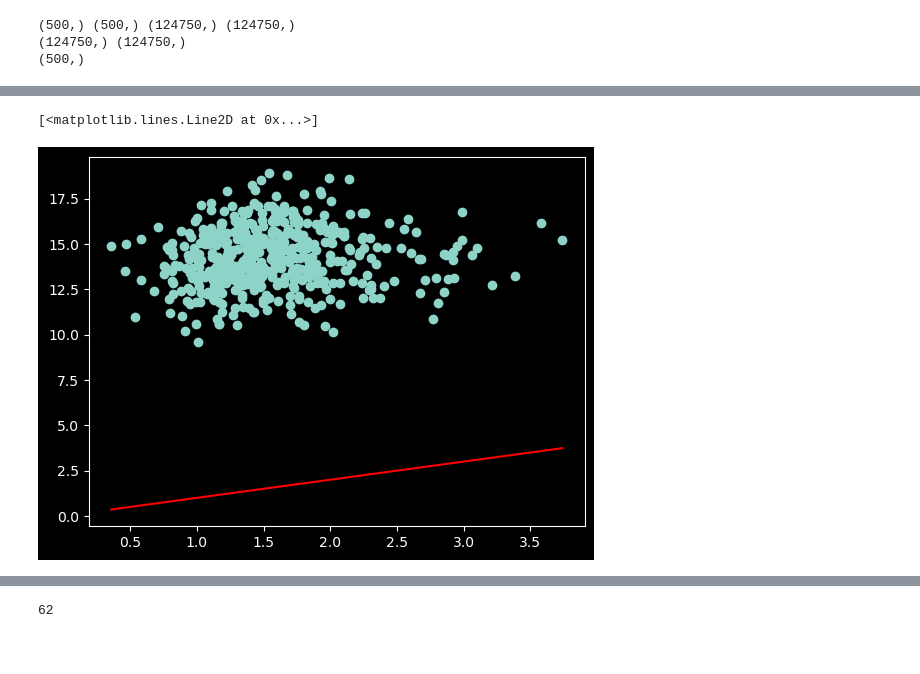
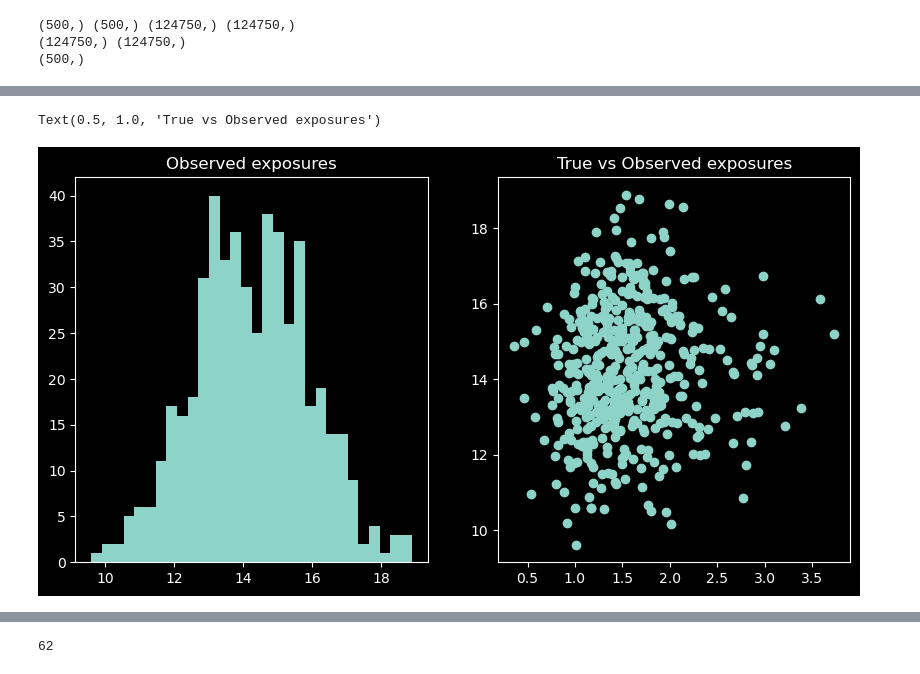
Before and after one commit to barwein/BayesProxyNets, a Jupyter notebook: src/test_discrete_sampling.ipynb, the cells around one changed output, grey strips where cells are left out. Cells and saved outputs as stored; diff of their text form; code cells hidden in the pictures.

```diff
--- a/src/test_discrete_sampling.ipynb
+++ b/src/test_discrete_sampling.ipynb
@@ -161,11 +150,18 @@ plt.scatter(jnp.sum(mat_star, axis=1), jnp.sum(aux.Triu_to_mat(triu_obs), axis=1
 # %%
 expos_obs = compute_exposures(triu_obs, Z)
 
-plt.scatter(exposures, expos_obs)
+fig, axs = plt.subplots(1, 2, figsize=(10, 5))
+
+axs[0].hist(expos_obs, bins=30)
+axs[0].set_title("Observed exposures")
+
+axs[1].scatter(exposures, expos_obs)
+axs[1].set_title("True vs Observed exposures")
+
 # create y~x line
-x_line = np.linspace(min(exposures), max(exposures), 100)
-y_line = x_line
-plt.plot(x_line, y_line, color='red')
+# x_line = np.linspace(min(exposures), max(exposures), 100)
+# y_line = x_line
+# plt.plot(x_line, y_line, color='red')
 # %% [output]
-[<matplotlib.lines.Line2D at 0x...>]
+Text(0.5, 1.0, 'True vs Observed exposures')
-[figure, old version]
+[figure, new version]
```
Also changed, not shown: parts of 48 cells of this notebook.
